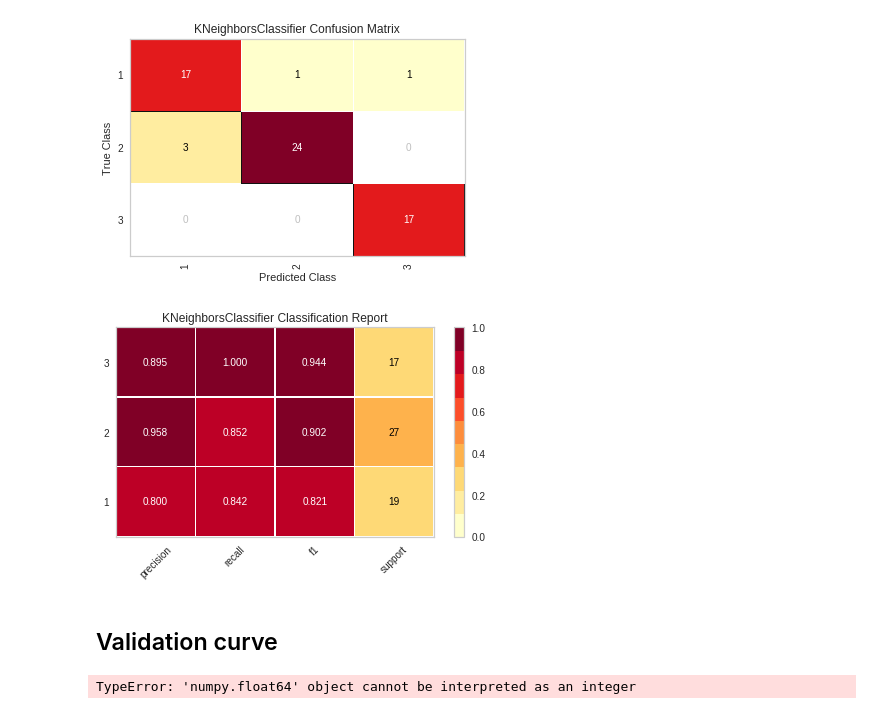
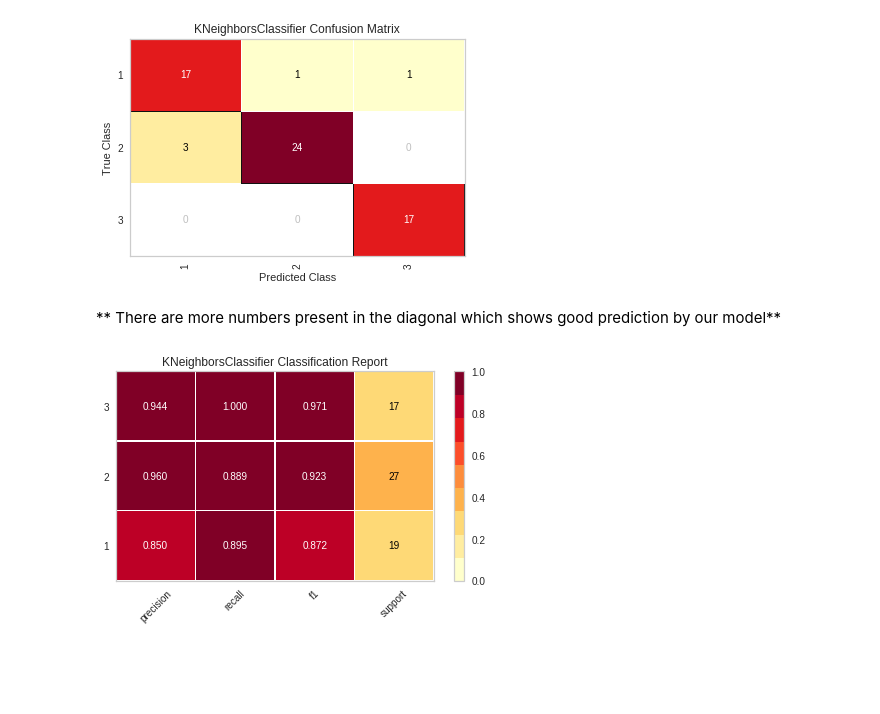
Before and after one commit to ELSPL/ml_practices_2018, a Jupyter notebook: Labs/Lab2/Romil/seeds_knn.ipynb, the cells around one changed output. Cells and saved outputs as stored; diff of their text form; code cells hidden in the pictures; blank space fills up the shorter version.

```diff
--- a/Labs/Lab2/Romil/seeds_knn.ipynb
+++ b/Labs/Lab2/Romil/seeds_knn.ipynb
@@ -92,0 +86,21 @@ metrics.accuracy_score(y_test,y_pred,normalize = False)
+# %%
+#Selecting Area and asymmetric coefficient as main features
+X = data.drop(['target','Perimeter','Compactness','length_kernel','width_kernel','len_kernel_groove'],axis=1).values
+y = data.target.values
+# %%
+#Splitting dataset into train and test
+X_train, X_test, y_train, y_test = train_test_split(X, y, test_size=0.3, random_state=0)
+# %%
+sc = StandardScaler()
+sc.fit(X_train)
+
+# Scaling the train and test sets.
+X_train_std = sc.transform(X_train)
+X_test_std = sc.transform(X_test)
+
+#Making a classifier with 10 neighbors
+knn = KNeighborsClassifier(n_neighbors=10)
+#fitting the model to standardized data
+knn.fit(X_train_std, y_train)
+
+knn.score(X_test_std,y_test)
@@ -185,43 +205,16 @@ cm.score(X_test_std, y_test)
 cm.poof()
 # %% [output]
 [figure]
+# %% [markdown]
+** There are more numbers present in the diagonal which shows good prediction by our model**
 # %%
 
 # Generating the classification report containing measures of precision, recall and F1-score
 
-visualizer = ClassificationReport(lr, support=True)
+visualizer = ClassificationReport(knn, support=True)
 
 visualizer.fit(X_train_std, y_train)
 visualizer.score(X_test_std, y_test)
 visualizer.poof()
 # %% [output]
-[figure, old version]
+[figure, new version]
-# %% [markdown]
-## Validation curve
-# %%
-param_range = np.logspace(-6, 6, 5)
-train_scores, test_scores = validation_curve( KNeighborsClassifier(), X, y, param_name="n_neighbors",param_range=param_range,cv=10, scoring="accuracy")
-train_scores_mean = np.mean(train_scores, axis=1)
-train_scores_std = np.std(train_scores, axis=1)
-test_scores_mean = np.mean(test_scores, axis=1)
-test_scores_std = np.std(test_scores, axis=1)
-
-plt.title("Validation Curve with KNN")
-plt.xlabel("n_neighbors")
-plt.ylabel("Score")
-plt.ylim(0.0, 1.1)
-lw = 2
-plt.semilogx(param_range, train_scores_mean, label="Training score",
-             color="darkorange", lw=lw)
-plt.fill_between(param_range, train_scores_mean - train_scores_std,
-                 train_scores_mean + train_scores_std, alpha=0.2,
-                 color="darkorange", lw=lw)
-plt.semilogx(param_range, test_scores_mean, label="Cross-validation score",
-             color="navy", lw=lw)
-plt.fill_between(param_range, test_scores_mean - test_scores_std,
-                 test_scores_mean + test_scores_std, alpha=0.2,
-                 color="navy", lw=lw)
-plt.legend(loc="best")
-plt.show()
-# %% [output]
-TypeError: 'numpy.float64' object cannot be interpreted as an integer
```
Also changed, not shown: parts of 13 cells of this notebook, 28 other files.
